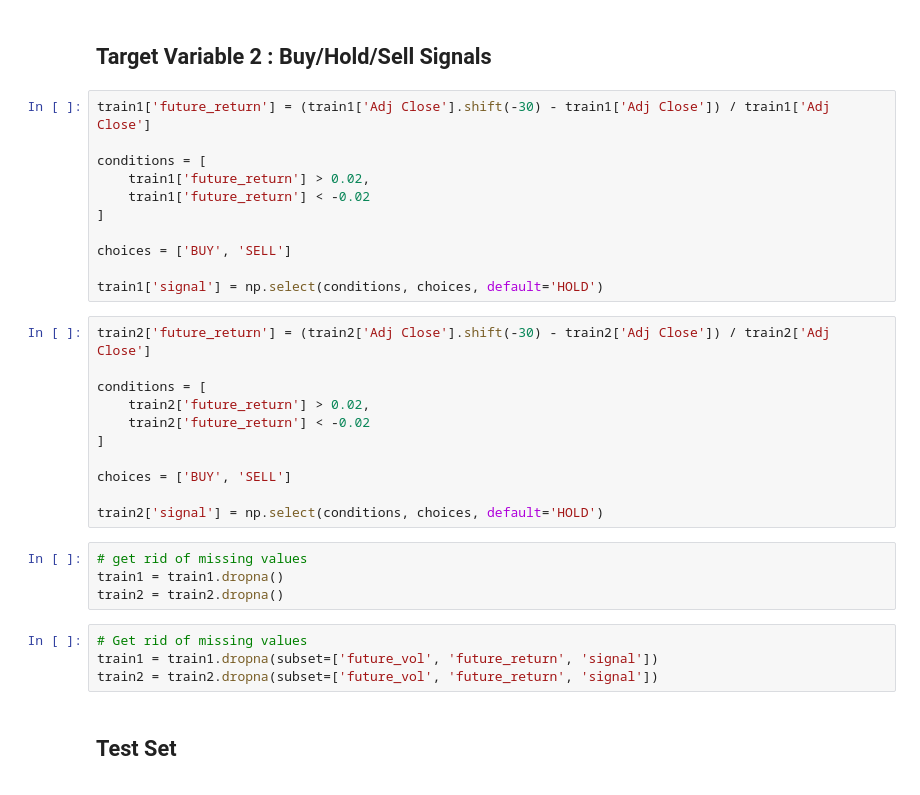
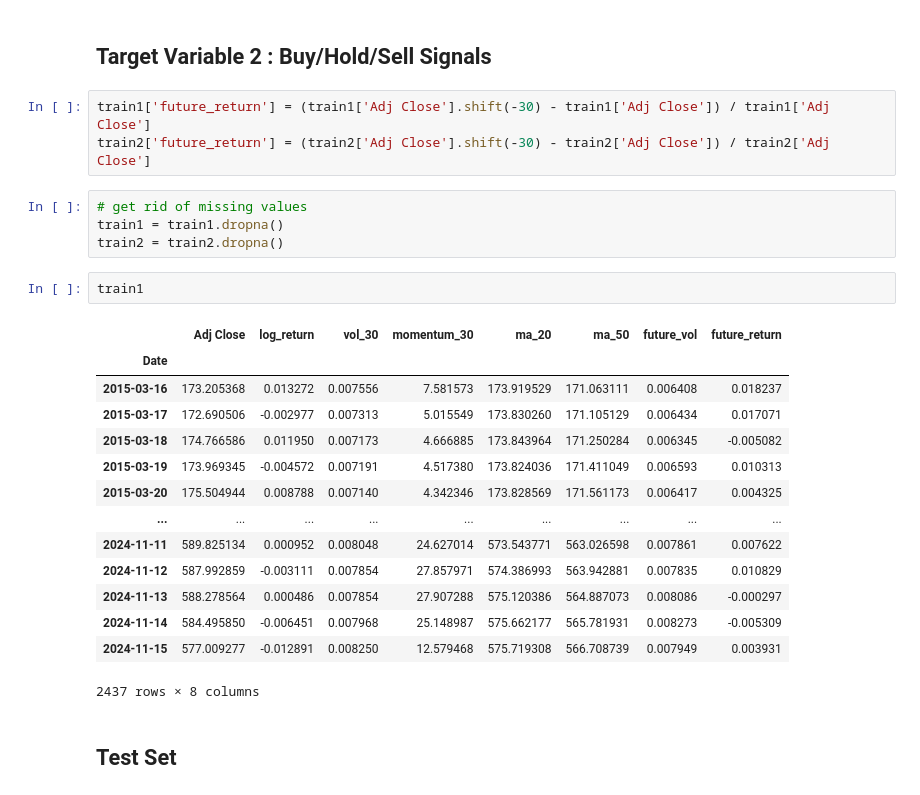
Before and after one commit to San0160/Stocks_Predection, a Jupyter notebook: Stocks.ipynb, the cells around one changed output. Drawn from its saved outputs; the diff is of its cells as text.

```diff
--- a/Stocks.ipynb
+++ b/Stocks.ipynb
@@ -1277,34 +1277,28 @@ train2['future_vol'] = train2['log_return'].rolling(window=30).std().shift(-30)
 ## Target Variable 2 : Buy/Hold/Sell Signals
 # %%
 train1['future_return'] = (train1['Adj Close'].shift(-30) - train1['Adj Close']) / train1['Adj Close']
-
-conditions = [
-    train1['future_return'] > 0.02,
-    train1['future_return'] < -0.02
-]
-
-choices = ['BUY', 'SELL']
-
-train1['signal'] = np.select(conditions, choices, default='HOLD')
+train2['future_return'] = (train2['Adj Close'].shift(-30) - train2['Adj Close']) / train2['Adj Close']
-# %%
-train2['future_return'] = (train2['Adj Close'].shift(-30) - train2['Adj Close']) / train2['Adj Close']
-
-conditions = [
-    train2['future_return'] > 0.02,
-    train2['future_return'] < -0.02
-]
-
-choices = ['BUY', 'SELL']
-
-train2['signal'] = np.select(conditions, choices, default='HOLD')
 # %%
 # get rid of missing values
 train1 = train1.dropna()
 train2 = train2.dropna()
-# %%
-# Get rid of missing values
-train1 = train1.dropna(subset=['future_vol', 'future_return', 'signal'])
-train2 = train2.dropna(subset=['future_vol', 'future_return', 'signal'])
+# %%
+train1
+# %% [output]
+|  | Adj Close | log_return | vol_30 | momentum_30 | ma_20 | ma_50 | future_vol | future_return |
+| Date |  |  |  |  |  |  |  |  |
+| 2015-03-16 | 173.205368 | 0.013272 | 0.007556 | 7.581573 | 173.919529 | 171.063111 | 0.006408 | 0.018237 |
+| 2015-03-17 | 172.690506 | -0.002977 | 0.007313 | 5.015549 | 173.830260 | 171.105129 | 0.006434 | 0.017071 |
+| 2015-03-18 | 174.766586 | 0.011950 | 0.007173 | 4.666885 | 173.843964 | 171.250284 | 0.006345 | -0.005082 |
+| 2015-03-19 | 173.969345 | -0.004572 | 0.007191 | 4.517380 | 173.824036 | 171.411049 | 0.006593 | 0.010313 |
+| 2015-03-20 | 175.504944 | 0.008788 | 0.007140 | 4.342346 | 173.828569 | 171.561173 | 0.006417 | 0.004325 |
+| ... | ... | ... | ... | ... | ... | ... | ... | ... |
+| 2024-11-11 | 589.825134 | 0.000952 | 0.008048 | 24.627014 | 573.543771 | 563.026598 | 0.007861 | 0.007622 |
+| 2024-11-12 | 587.992859 | -0.003111 | 0.007854 | 27.857971 | 574.386993 | 563.942881 | 0.007835 | 0.010829 |
+| 2024-11-13 | 588.278564 | 0.000486 | 0.007854 | 27.907288 | 575.120386 | 564.887073 | 0.008086 | -0.000297 |
+| 2024-11-14 | 584.495850 | -0.006451 | 0.007968 | 25.148987 | 575.662177 | 565.781931 | 0.008273 | -0.005309 |
+| 2024-11-15 | 577.009277 | -0.012891 | 0.008250 | 12.579468 | 575.719308 | 566.708739 | 0.007949 | 0.003931 |
+2437 rows × 8 columns
 # %% [markdown]
 ## Test Set
 # %%
```
Also changed, not shown: parts of 37 cells of this notebook, 4 other files.
